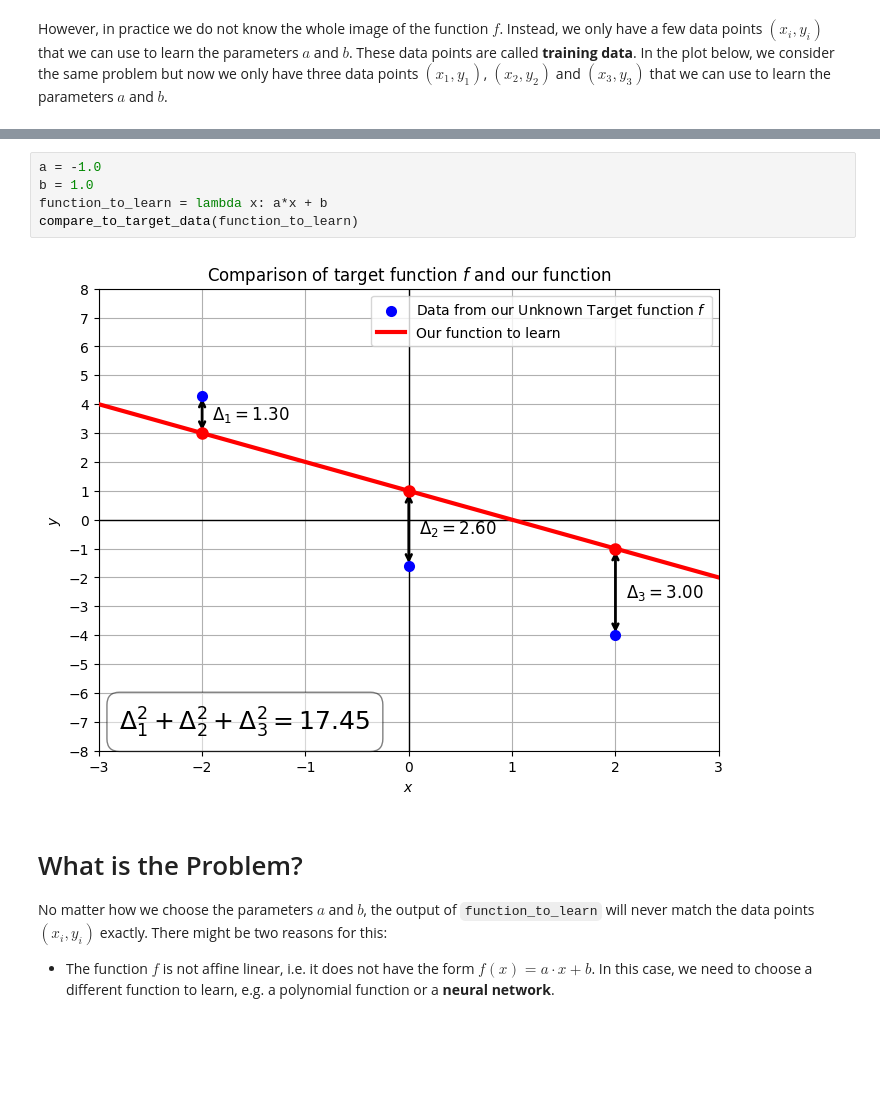
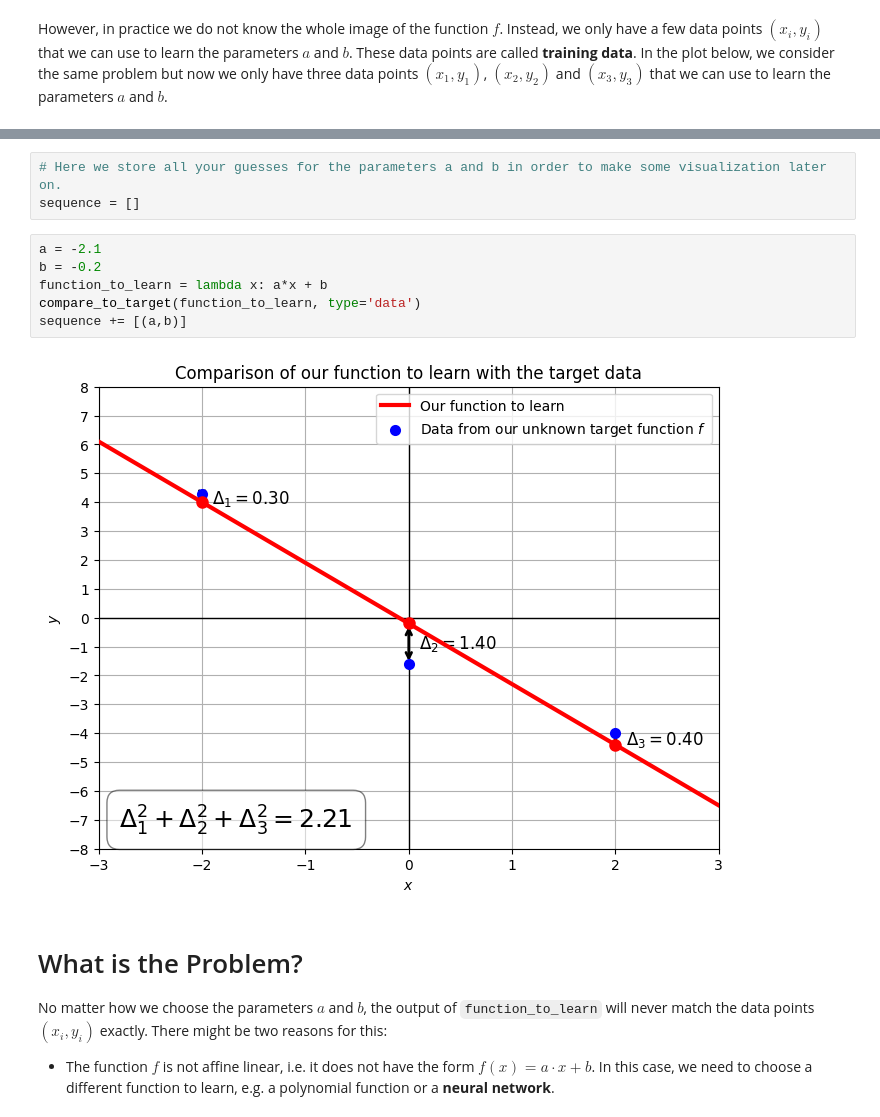
Before and after one commit to IDeaLab-uni-graz/workshop_classification, a Jupyter notebook: basics.ipynb, the cells around one changed output, grey strips where cells are left out. Cells and saved outputs as stored; diff of their text form; blank space fills up the shorter version.

```diff
--- a/basics.ipynb
+++ b/basics.ipynb
@@ -28,10 +32,14 @@ However, in practice we do not know the whole image of the function $f$. Instead
+# %%
+# Here we store all your guesses for the parameters a and b in order to make some visualization later on.
+sequence = []
 # %%
-a = -1.0
-b = 1.0
+a = -2.1
+b = -0.2
 function_to_learn = lambda x: a*x + b
-compare_to_target_data(function_to_learn)
+compare_to_target(function_to_learn, type='data')
+sequence += [(a,b)]
 # %% [output]
-[figure, old version]
+[figure, new version]
 # %% [markdown]
 What is the Problem?
 ===
```
Also changed, not shown: parts of 8 cells of this notebook, 2 other files.
